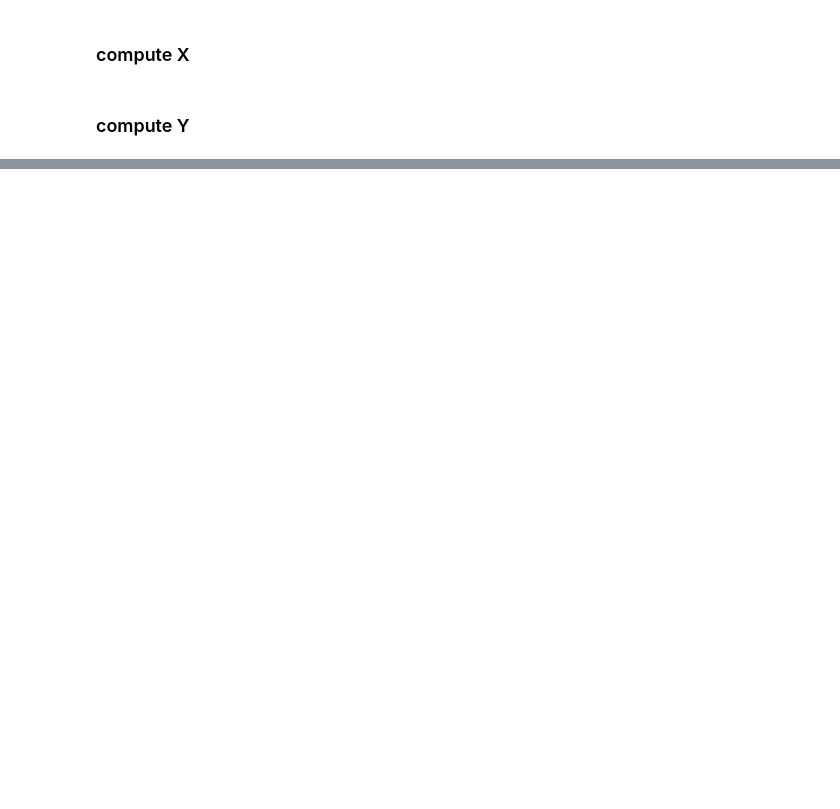
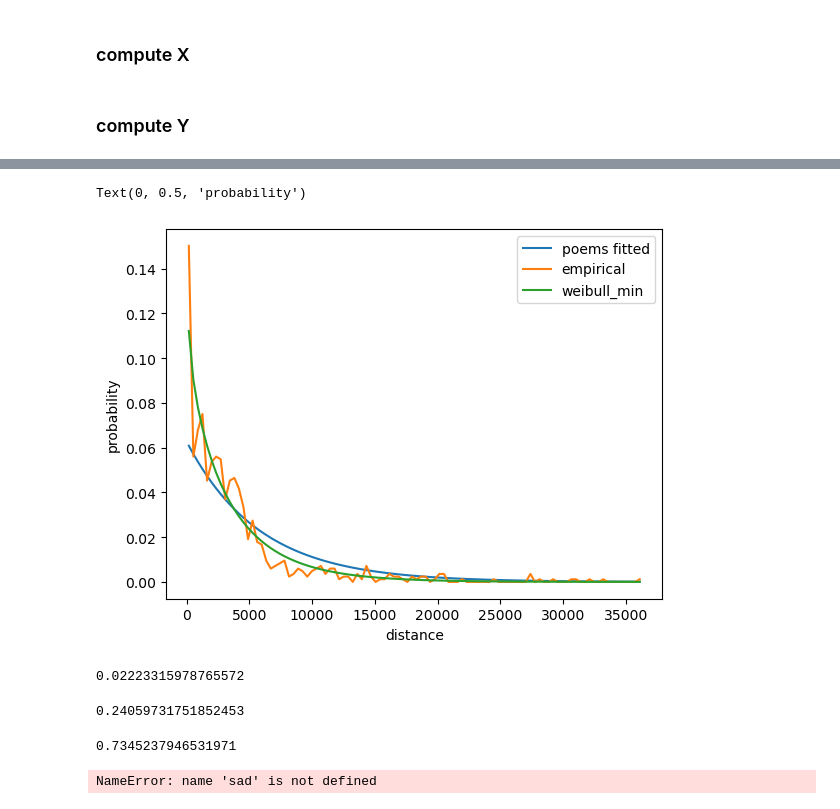
Before and after one commit to je-suis-tm/Devil-Project, a Jupyter notebook: Chapter1/Tasmania/dispersal estimate tasmania.ipynb, the cells around one changed output, grey strips where cells are left out. Cells and saved outputs as stored; diff of their text form; code cells hidden in the pictures; blank space fills up the shorter version.

```diff
--- a/Chapter1/Tasmania/dispersal estimate tasmania.ipynb
+++ b/Chapter1/Tasmania/dispersal estimate tasmania.ipynb
@@ -272,0 +397,45 @@ array([1.94543292e-01, 5.82098698e+03])
+# %%
+#get histogram
+y,x=np.histogram(output['distance'], bins=100)
+
+#convert freq to probability
+y=y/y.sum()
+# %%
+#get in between mean rather than bin value
+x1=x[:-1]
+x2=x[1:]
+x=(x1+x2)/2
+# %%
+#compute probability from weibull minimum
+y_test=np.array([stats.weibull_min(a,b,c).pdf(i) for i in x])
+y_test=y_test/y_test.sum()
+# %%
+#compute exponential distance probability
+y_fitted=np.array([portion*np.exp(-i/breath) for i in x])
+y_fitted=y_fitted/y_fitted.sum()
+# %%
+plt.plot(x,y_fitted,label='poems fitted')
+plt.plot(x,y,label='empirical')
+plt.plot(x,y_test,label='weibull_min')
+plt.legend()
+plt.xlabel('distance')
+plt.ylabel('probability')
+# %% [output]
+Text(0, 0.5, 'probability')
+[figure, added]
+# %%
+stats.weibull_min(a,b,c).cdf(25000)-stats.weibull_min(a,b,c).cdf(15000)
+# %% [output]
+0.02223315978765572
+# %%
+stats.weibull_min(a,b,c).cdf(15000)-stats.weibull_min(a,b,c).cdf(5000)
+# %% [output]
+0.24059731751852453
+# %%
+stats.weibull_min(a,b,c).cdf(5000)
+# %% [output]
+0.7345237946531971
+# %%
+sad
+# %% [output]
+NameError: name 'sad' is not defined
```
Also changed, not shown: parts of 19 cells of this notebook, 6 other files.
